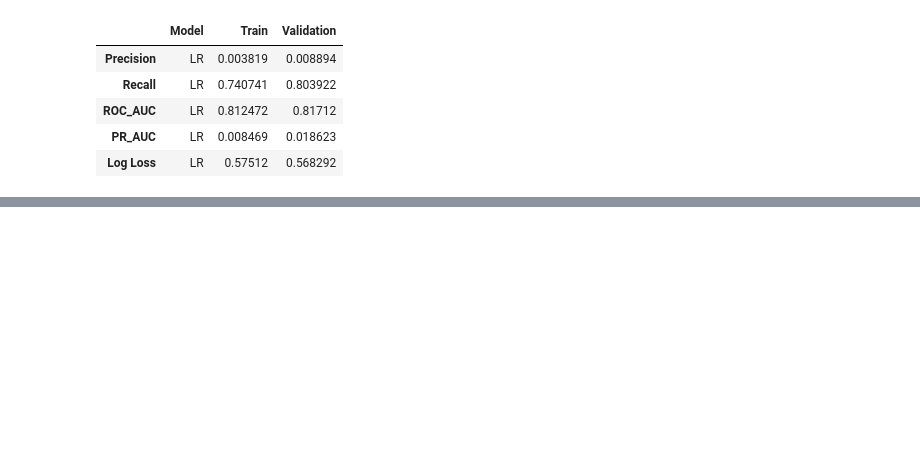
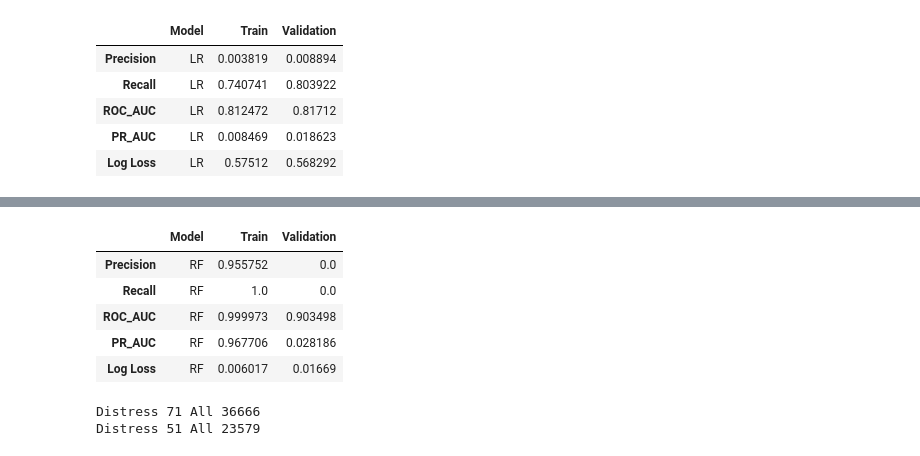
Before and after one commit to ThanaNassr/corporate-bankruptcy-prediction, a Jupyter notebook: analysis.ipynb, the cells around one changed output, grey strips where cells are left out. Cells and saved outputs as stored; diff of their text form; code cells hidden in the pictures; blank space fills up the shorter version.

```diff
--- a/analysis.ipynb
+++ b/analysis.ipynb
@@ -738,3 +749,46 @@ Best C: 0.01 Best val PR-AUC: 0.019121540148751375
 | ROC_AUC | LR | 0.813378 | 0.821406 |
 | PR_AUC | LR | 0.009738 | 0.019122 |
 | Log Loss | LR | 0.575978 | 0.569539 |
+# %%
+#Random Forest Validation , same framework we just check our evalutaion metrics for  validation and train values.
+
+#Random Forect
+'''
+Model | metric | Train |Validation
+RF
+'''
+
+RF_precision_train = precision_score(y_train, rf.predict(x_train), zero_division=0)
+RF_recall_train = recall_score(y_train, rf.predict(x_train), zero_division=0)
+RF_ROC_AUC_train = roc_auc_score(y_train, rf.predict_proba(x_train)[:,1])
+RF_PR_AUC_train = average_precision_score(y_train, rf.predict_proba(x_train)[:,1])
+RF_logloss_train = log_loss(y_train, rf.predict_proba(x_train)[:, 1])
+
+RF_precision_val = precision_score(y_val, rf_val_pred, zero_division=0)
+RF_recall_val = recall_score(y_val, rf_val_pred, zero_division=0)
+RF_ROC_AUC_val = roc_auc_score(y_val, rf_val_prob)
+RF_PR_AUC_val = average_precision_score(y_val, rf_val_prob)
+RF_logloss_val   = log_loss(y_val, rf_val_prob)
+rows = {
+    "Precision"  : ["RF",RF_precision_train,RF_precision_val],
+    "Recall" : ["RF",RF_recall_train,RF_recall_val],
+    "ROC_AUC" : ["RF",RF_ROC_AUC_train,RF_ROC_AUC_val],
+    "PR_AUC" : ["RF",RF_PR_AUC_train,RF_PR_AUC_val],
+    "Log Loss" : ["RF",RF_logloss_train,RF_logloss_val]
+}
+
+table = pd.DataFrame(rows, index = ["Model","Train", "Validation"]).T
+display(table)
+# %% [output]
+|  | Model | Train | Validation |
+| Precision | RF | 0.955752 | 0.0 |
+| Recall | RF | 1.0 | 0.0 |
+| ROC_AUC | RF | 0.999973 | 0.903498 |
+| PR_AUC | RF | 0.967706 | 0.028186 |
+| Log Loss | RF | 0.006017 | 0.01669 |
+# %%
+print("Distress" , y_test.sum() , "All" , len(y_test))
+print("Distress" , y_val.sum() , "All" , len(y_val))
+# %% [output]
+Distress 71 All 36666
+Distress 51 All 23579
```
Also changed, not shown: parts of 9 cells of this notebook.
